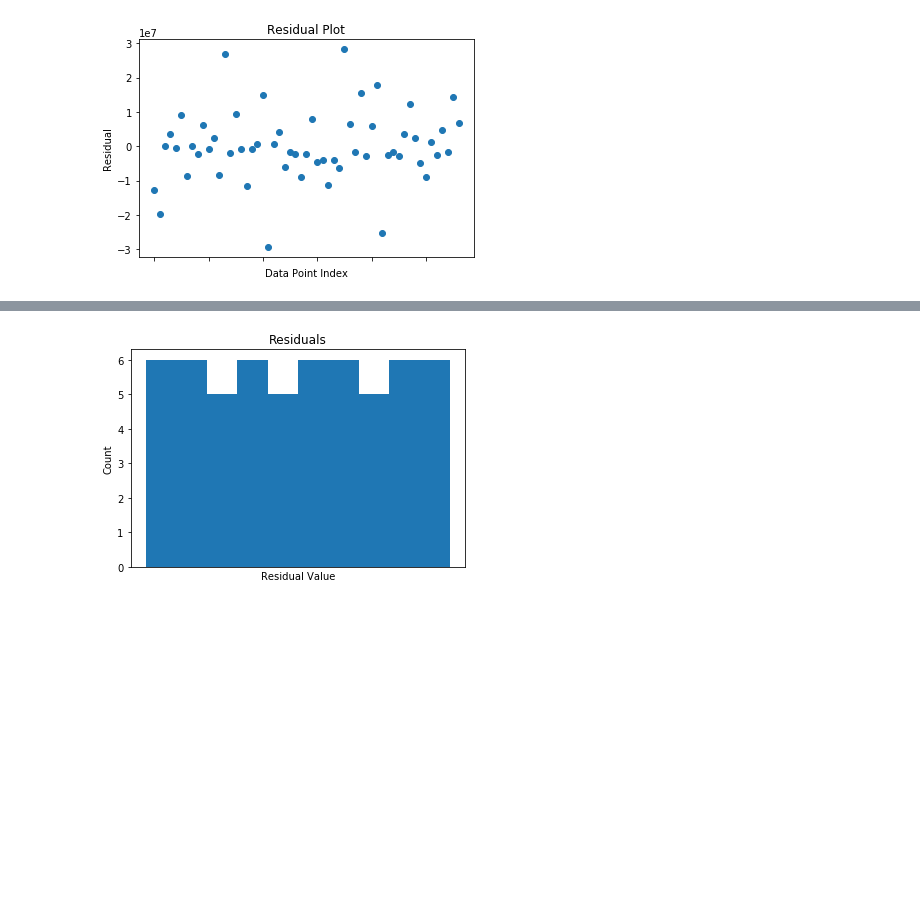
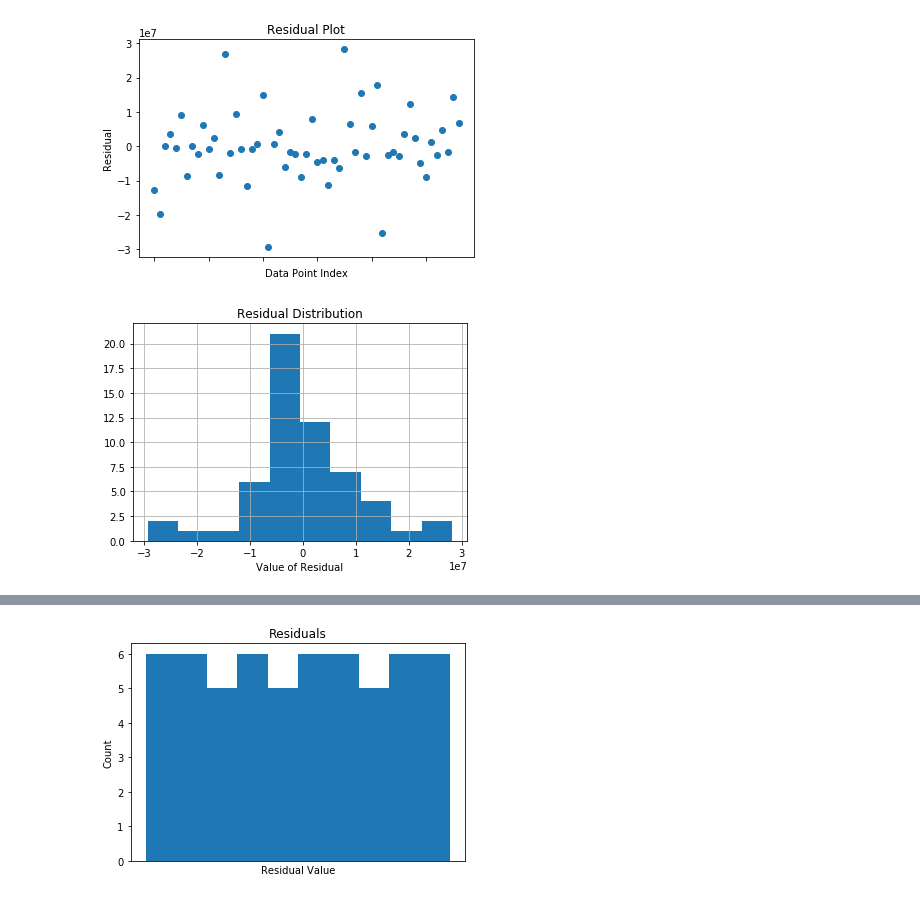
Before and after one commit to kpuryear/Puryear_Metis, a Jupyter notebook: Project2/Luther_Compiled.ipynb, the cells around one changed output, grey strips where cells are left out. Saved outputs shown, nothing was run; the diff lists cells and outputs as text; code cells hidden in the pictures; blank space fills up the shorter version.

```diff
--- a/Project2/Luther_Compiled.ipynb
+++ b/Project2/Luther_Compiled.ipynb
@@ -592,6 +587,14 @@ plt.xlabel('Data Point Index')
 plt.ylabel('Residual');
 # %% [output]
 [figure]
+# %%
+# Residual distribution (fit1: statsmodels)
+
+fit2.resid.hist()
+plt.title('Residual Distribution')
+plt.xlabel('Value of Residual');
+# %% [output]
+[figure, added]
 # %%
 # Residual plot from Sklearn
 
```
Also changed, not shown: parts of 8 cells of this notebook, 1 other file.
